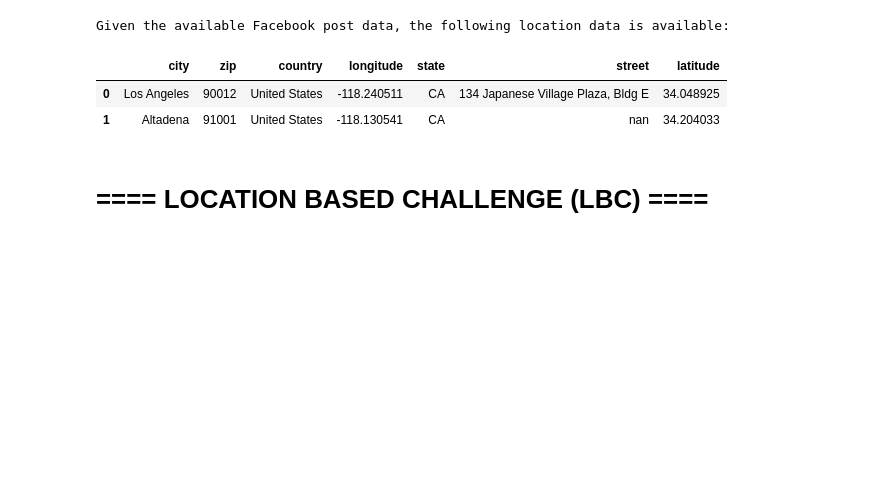
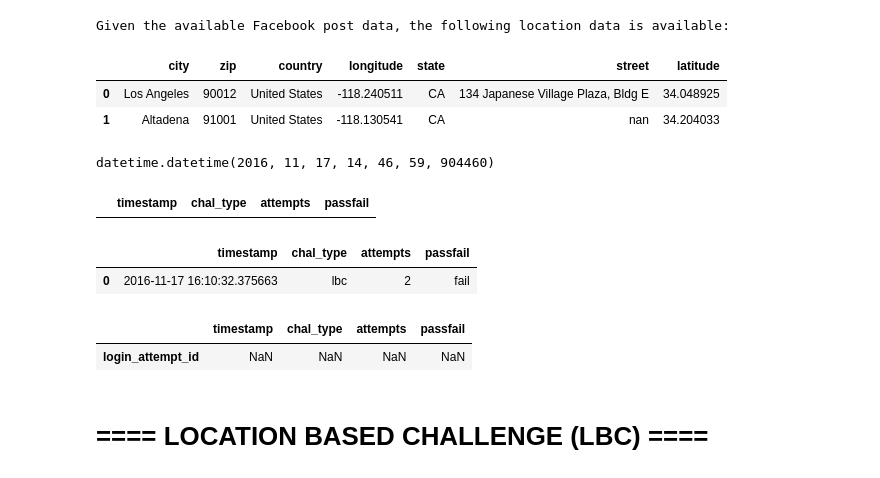
Before and after one commit to aaronk313/dsi, a Jupyter notebook: Project_sg1.ipynb, the cells around one changed output. Drawn from its saved outputs; the diff is of its cells as text; code cells hidden in the pictures; blank space fills up the shorter version.

Commit message:
incremental update - user datafile

```diff
--- a/Project_sg1.ipynb
+++ b/Project_sg1.ipynb
@@ -74,7 +74,7 @@ content
  u'paging': {u'next': u'https://graph.facebook.com/v2.2/10153515548171271/feed?access_token=EAACEdEose0cBAFN0pvxm9APNvXZAP1NHmQrDIDmooIFnnuERxivy65FSsTauwz7sX1FT1KRWyR086nehAzga7TlEMaNykm4IKmqxmoZBbIq ...
   u'previous': u'https://graph.facebook.com/v2.2/10153515548171271/feed?since=1478623629&access_token=EAACEdEose0cBAFN0pvxm9APNvXZAP1NHmQrDIDmooIFnnuERxivy65FSsTauwz7sX1FT1KRWyR086nehAzga7TlEMaNykm4IK ...
 # %%
-sealed = encoder.seal(content)
+sealed = encoder.seal(graph.get('/10153515548171271/feed'))
 # %%
 print("* sealed: %s" % sealed)
 # %% [output]
@@ -167,3 +167,19 @@ Given the available Facebook post data, the following location data is available
 |  | city | zip | country | longitude | state | street | latitude |
 | 0 | Los Angeles | 90012 | United States | -118.240511 | CA | 134 Japanese Village Plaza, Bldg E | 34.048925 |
 | 1 | Altadena | 91001 | United States | -118.130541 | CA | nan | 34.204033 |
+# %%
+datetime.now()
+# %% [output]
+datetime.datetime(2016, 11, 17, 14, 46, 59, 904460)
+# %%
+        columns=['timestamp','chal_type','attempts','passfail']
+        user_df = pd.DataFrame(columns=columns)
+# %%
+user_df
+# %% [output]
+|  | timestamp | chal_type | attempts | passfail |
+# %%
+user_df.append(pd.Series([datetime.now(),'lbc','2','fail'],index=columns),ignore_index=True)
+# %% [output]
+|  | timestamp | chal_type | attempts | passfail |
+| 0 | 2016-11-17 16:10:32.375663 | lbc | 2 | fail |
@@ -169,0 +194,5 @@ Given the available Facebook post data, the following location data is available
+# %%
+user_df
+# %% [output]
+|  | timestamp | chal_type | attempts | passfail |
+| login_attempt_id | NaN | NaN | NaN | NaN |
```
Also changed, not shown: parts of 3 cells of this notebook.
